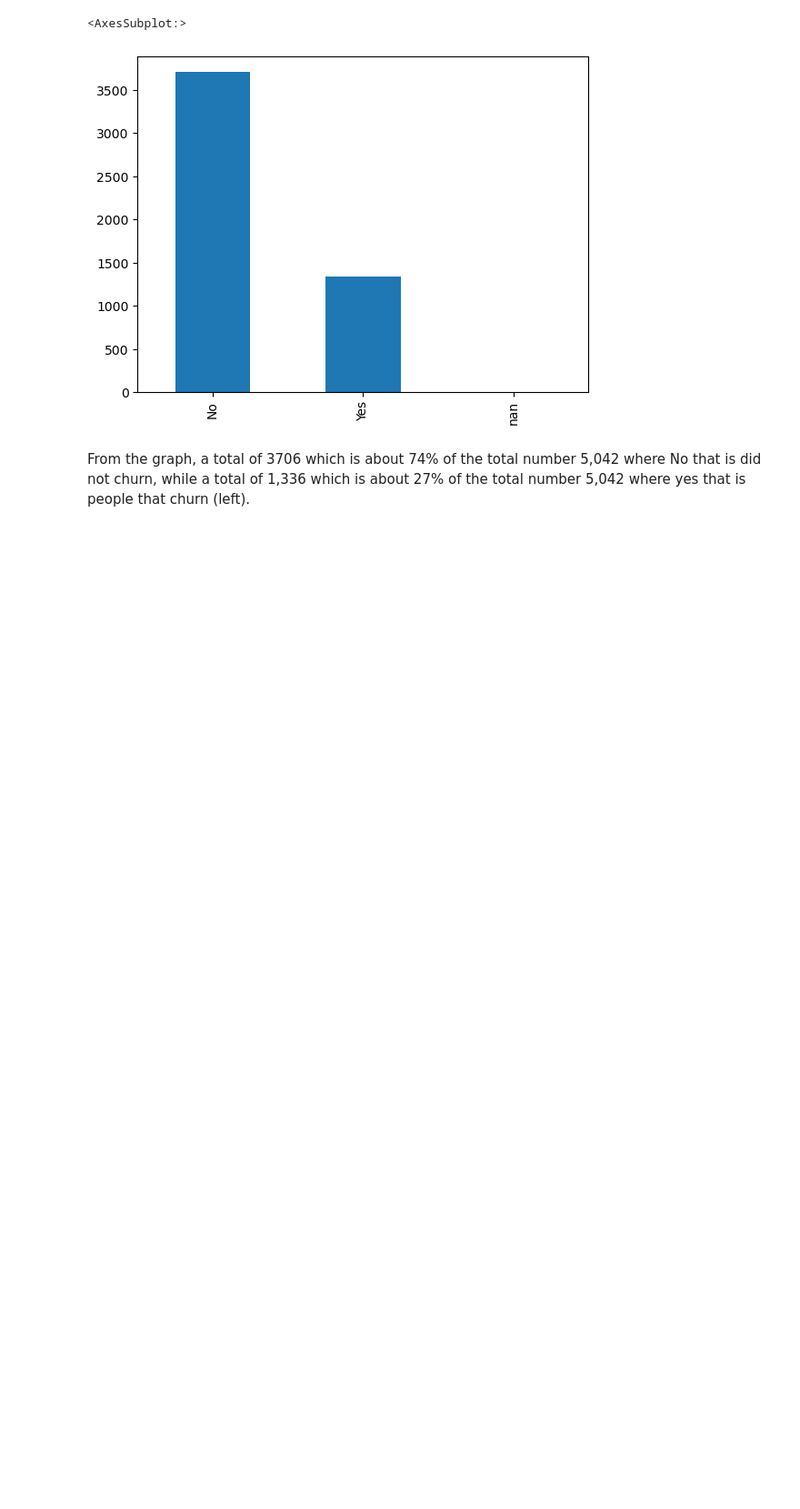
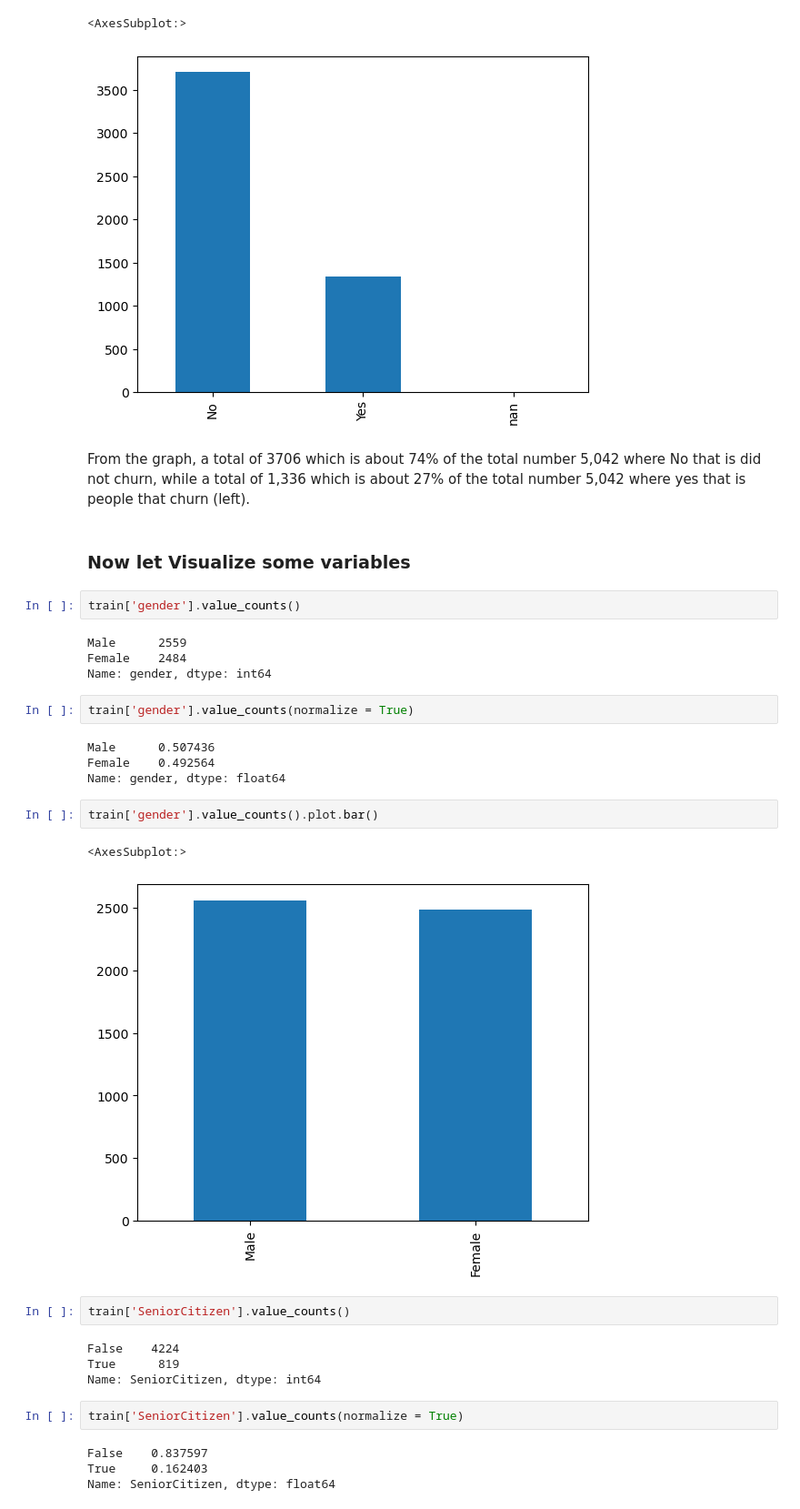
Before and after one commit to Christian-Iyke/Customer_Churn_Classification_Project, a Jupyter notebook: CUSTOMER_CHURN_PROJECT.ipynb, the cells around one changed output. Shown at 91% size. Cells and saved outputs as stored; diff of their text form; blank space fills up the shorter version.

```diff
--- a/CUSTOMER_CHURN_PROJECT.ipynb
+++ b/CUSTOMER_CHURN_PROJECT.ipynb
@@ -440,3 +433,34 @@ train['Churn'].value_counts().plot.bar()
 [figure]
 # %% [markdown]
 From the graph, a total of 3706 which is about 74% of the total number 5,042 where No that is did not churn, while a total of 1,336 which is about 27% of the total number 5,042 where yes that is people that churn (left).
+# %% [markdown]
+### Now let Visualize some variables
+# %%
+train['gender'].value_counts()
+# %% [output]
+Male      2559
+Female    2484
+Name: gender, dtype: int64
+# %%
+train['gender'].value_counts(normalize = True)
+# %% [output]
+Male      0.507436
+Female    0.492564
+Name: gender, dtype: float64
+# %%
+train['gender'].value_counts().plot.bar()
+# %% [output]
+<AxesSubplot:>
+[figure, added]
+# %%
+train['SeniorCitizen'].value_counts()
+# %% [output]
+False    4224
+True      819
+Name: SeniorCitizen, dtype: int64
+# %%
+train['SeniorCitizen'].value_counts(normalize = True)
+# %% [output]
+False    0.837597
+True     0.162403
+Name: SeniorCitizen, dtype: float64
```
Also changed, not shown: parts of 10 cells of this notebook.
